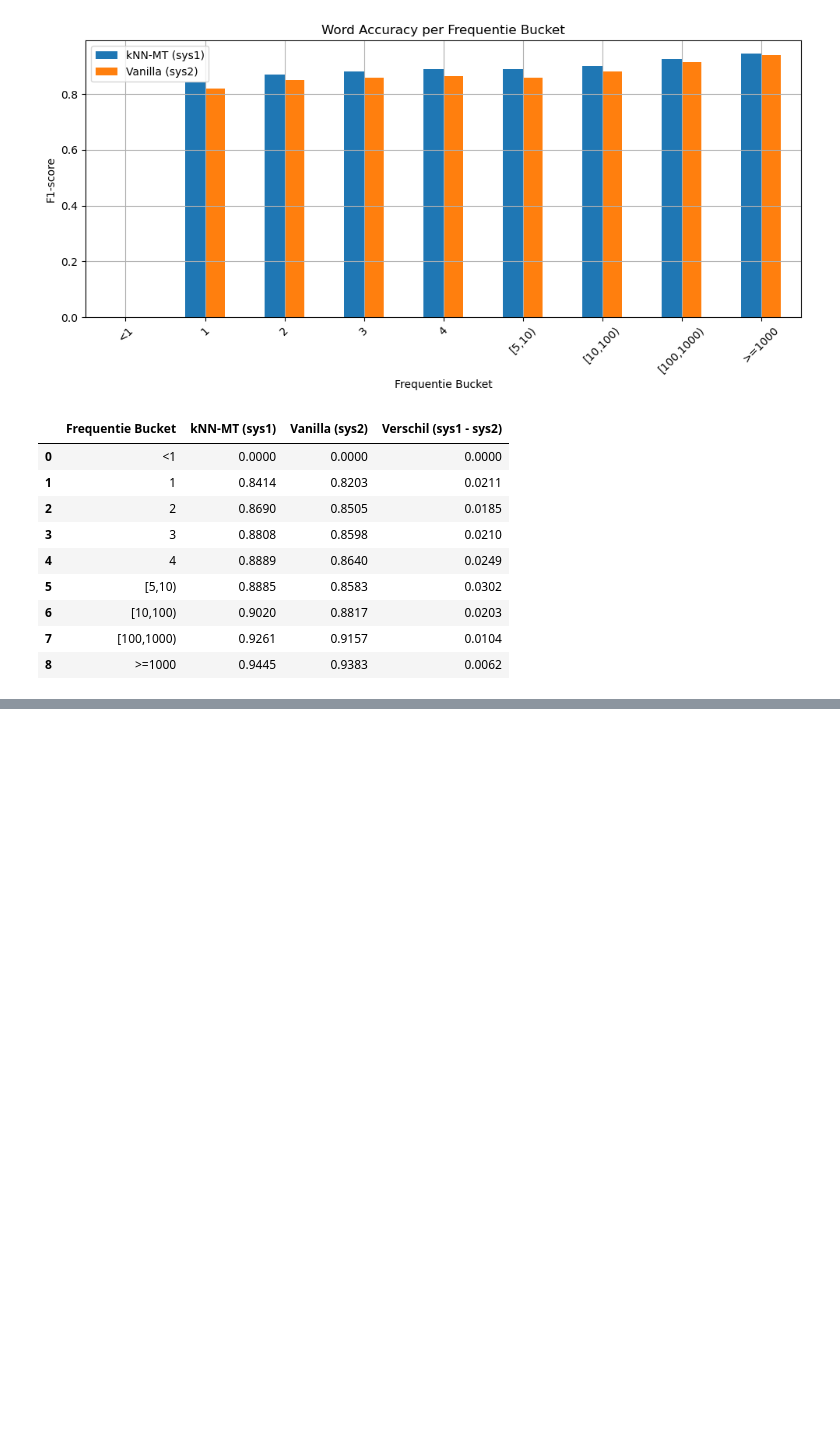
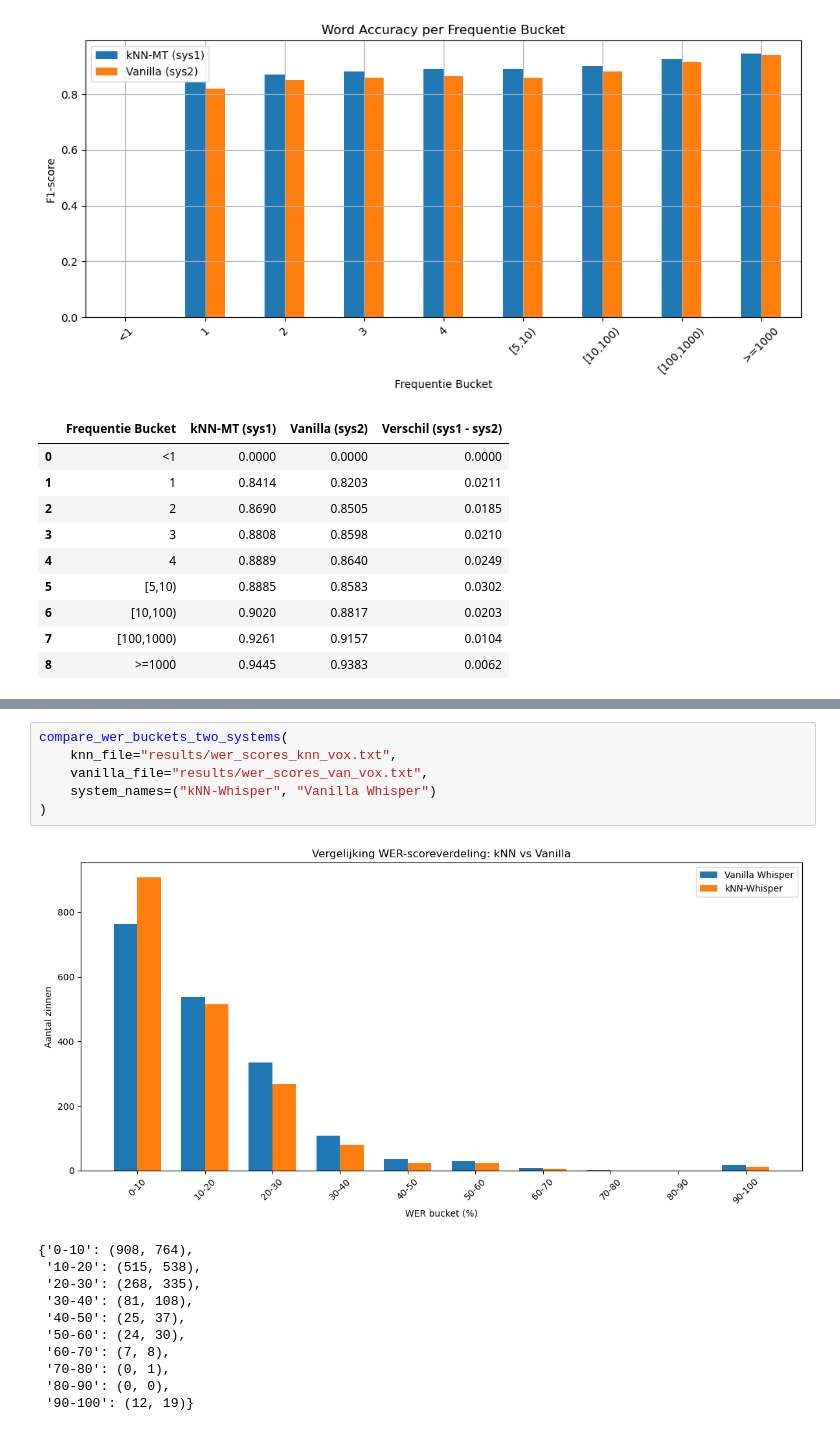
Before and after one commit to SedatGunay/kNN-MT, a Jupyter notebook: notebooks/voxpopuli.ipynb, the cells around one changed output, grey strips where cells are left out. Cells and saved outputs as stored; diff of their text form; blank space fills up the shorter version.

```diff
--- a/notebooks/voxpopuli.ipynb
+++ b/notebooks/voxpopuli.ipynb
@@ -216,0 +305,18 @@ display(df_commonvoice_pos_TEST)
+# %%
+compare_wer_buckets_two_systems(
+    knn_file="results/wer_scores_knn_vox.txt",
+    vanilla_file="results/wer_scores_van_vox.txt",
+    system_names=("kNN-Whisper", "Vanilla Whisper")
+)
+# %% [output]
+[figure, added]
+{'0-10': (908, 764),
+ '10-20': (515, 538),
+ '20-30': (268, 335),
+ '30-40': (81, 108),
+ '40-50': (25, 37),
+ '50-60': (24, 30),
+ '60-70': (7, 8),
+ '70-80': (0, 1),
+ '80-90': (0, 0),
+ '90-100': (12, 19)}
```
Also changed, not shown: parts of 11 cells of this notebook, 24 other files.
